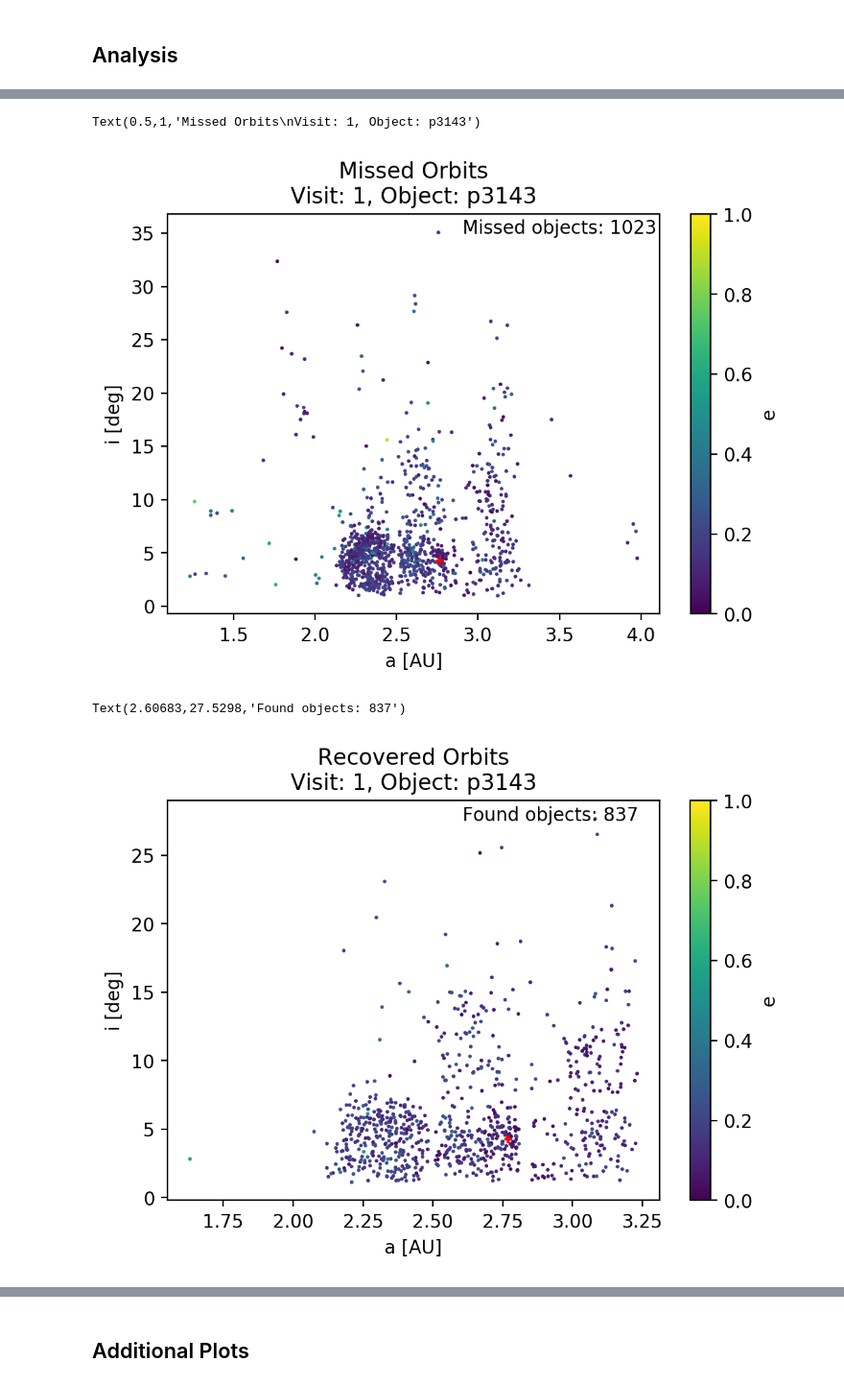
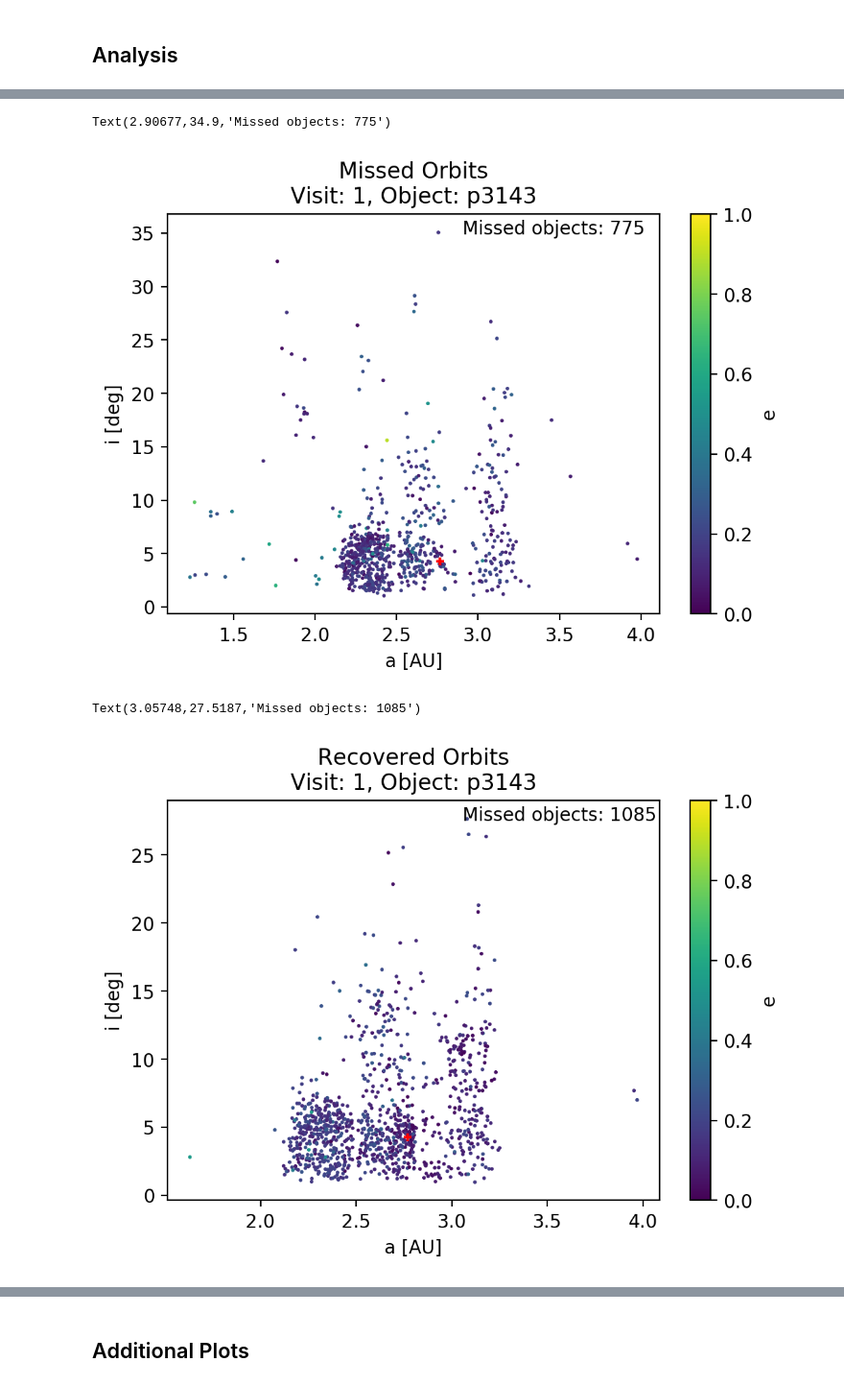
Before and after one commit to moeyensj/thor, a Jupyter notebook: notebooks/dev_msst.ipynb, the cells around one changed output, grey strips where cells are left out. Shown at 96% size. Saved outputs shown, nothing was run; the diff lists cells and outputs as text; code cells hidden in the pictures.

```diff
--- a/notebooks/dev_msst.ipynb
+++ b/notebooks/dev_msst.ipynb
@@ -78,8 +79,8 @@ neos = orbits[orbits["a_au"] <= 1.3]["designation"].values
 # %%
 projected_obs, average_obj = runRangeAndShiftOnVisit(observations,
                         1,
-                        0,
-                        0,
+                        None,
+                        None,
                         useAverageObject=True,
                         searchArea=10,
                         cellArea=10)
@@ -110,8 +111,8 @@ allClusters, clusterMembers = clusterAndLink(
         minSamples=5,
         vxRange=[-0.1, 0.1],
         vyRange=[-0.1, 0.1],
-        vxBins=100,
-        vyBins=100,
+        vxBins=200,
+        vyBins=200,
         threads=5)
 # %% [output]
 THOR: clusterAndLink
@@ -139,7 +140,7 @@ allClusters, clusterMembers, allObjects, summary = analyzeClusters(
     allClusters,
     clusterMembers,
     minSamples=5,
-    partialThreshold=5)
+    partialThreshold=1.0)
 # %% [output]
 THOR: analyzeClusters
 -------------------------
@@ -179,31 +182,31 @@ fig, ax = plotScatterContour(missed,
                              yLabel="i [deg]",
                              zLabel="e",
                              scatterKwargs={"s": 1, "vmin": 0, "vmax": 1})
-ax.text(ax.get_xlim()[-1] - 0.40 * (ax.get_xlim()[1] - ax.get_xlim()[0]), ax.get_ylim()[1] - 0.05 * ax.get_ylim()[1], "Missed objects: {}".format(len(missed)))
 ax.scatter(o["a_au"].values, o["i_deg"].values, c="r", s=20, marker="+")
 ax.set_title("Missed Orbits\nVisit: {}, Object: {}".format(visitId, avg_obj))
+ax.text(_setPercentage(ax.get_xlim(), 0.6), _setPercentage(ax.get_ylim(), 0.95), "Missed objects: {}".format(len(missed)))
 # %% [output]
-Text(0.5,1,'Missed Orbits\nVisit: 1, Object: p3143')
+Text(2.90677,34.9,'Missed objects: 775')
-[figure, old version]
+[figure, new version]
 # %%
 fig, ax = plotScatterContour(found,
-                                 columnMapping["a_au"],
-                                 columnMapping["i_deg"],
-                                 columnMapping["e"],
-                                 plotCounts=False,
-                                 logCounts=True,
-                                 countLevels=4,
-                                 mask=None,
-                                 xLabel="a [AU]",
-                                 yLabel="i [deg]",
-                                 zLabel="e",
-                                 scatterKwargs={"s": 1, "vmin": 0, "vmax": 1})
+                             columnMapping["a_au"],
+                             columnMapping["i_deg"],
+                             columnMapping["e"],
+                             plotCounts=False,
+                             logCounts=True,
+                             countLevels=4,
+                             mask=None,
+                             xLabel="a [AU]",
+                             yLabel="i [deg]",
+                             zLabel="e",
+                             scatterKwargs={"s": 1, "vmin": 0, "vmax": 1})
 ax.scatter(o["a_au"].values, o["i_deg"].values, c="r", s=20, marker="+")
 ax.set_title("Recovered Orbits\nVisit: {}, Object: {}".format(visitId, avg_obj))
-ax.text(ax.get_xlim()[-1] - 0.40 * (ax.get_xlim()[1] - ax.get_xlim()[0]), ax.get_ylim()[1] - 0.05 * ax.get_ylim()[1], "Found objects: {}".format(len(found)))
+ax.text(_setPercentage(ax.get_xlim(), 0.6), _setPercentage(ax.get_ylim(), 0.95), "Missed objects: {}".format(len(found)))
 # %% [output]
-Text(2.60683,27.5298,'Found objects: 837')
+Text(3.05748,27.5187,'Missed objects: 1085')
-[figure, old version]
+[figure, new version]
 # %%
 found_obs = projected_obs[projected_obs[columnMapping["name"]].isin(allObjects[allObjects["found"] == 1][columnMapping["name"]])]
 missed_obs = projected_obs[projected_obs[columnMapping["name"]].isin((allObjects[(allObjects["found"] == 0) & (allObjects["findable"] == 1)][columnMapping["name"]]))]
```
Also changed, not shown: parts of 25 cells of this notebook.
